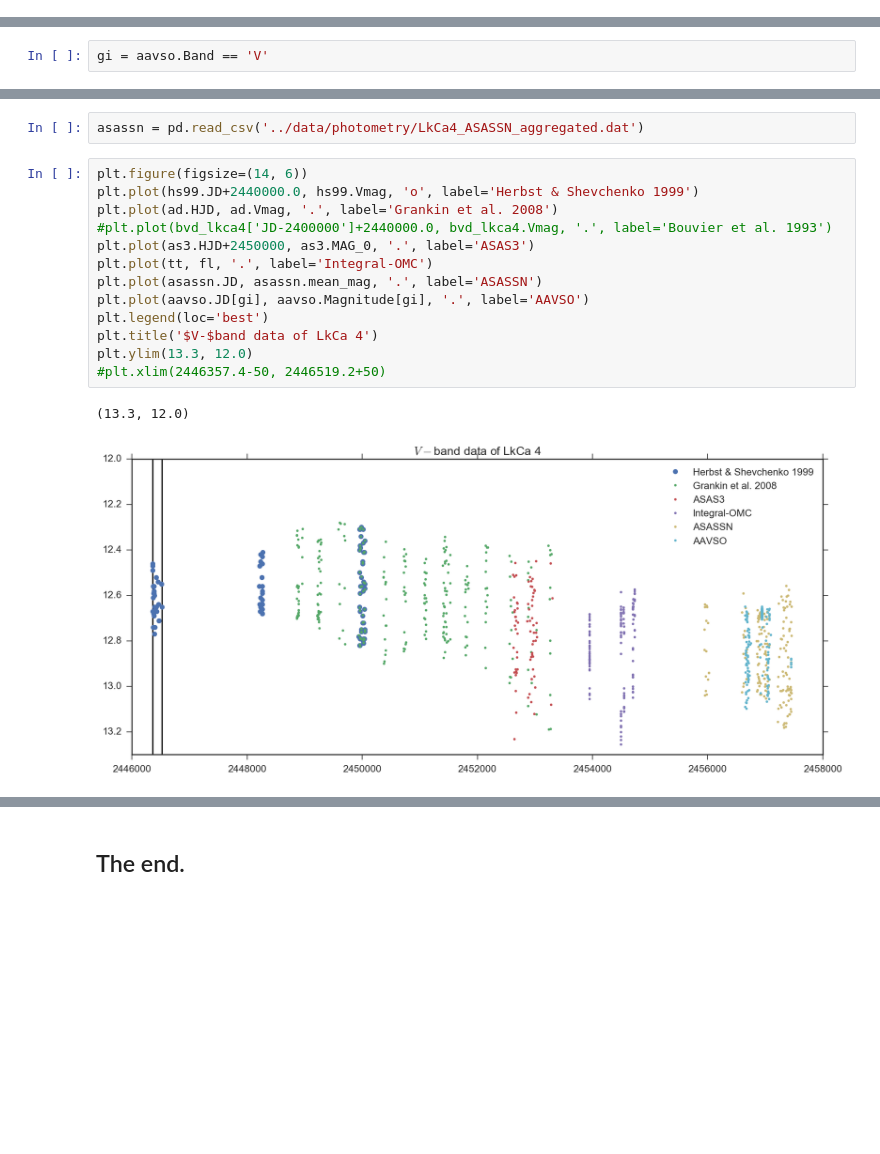
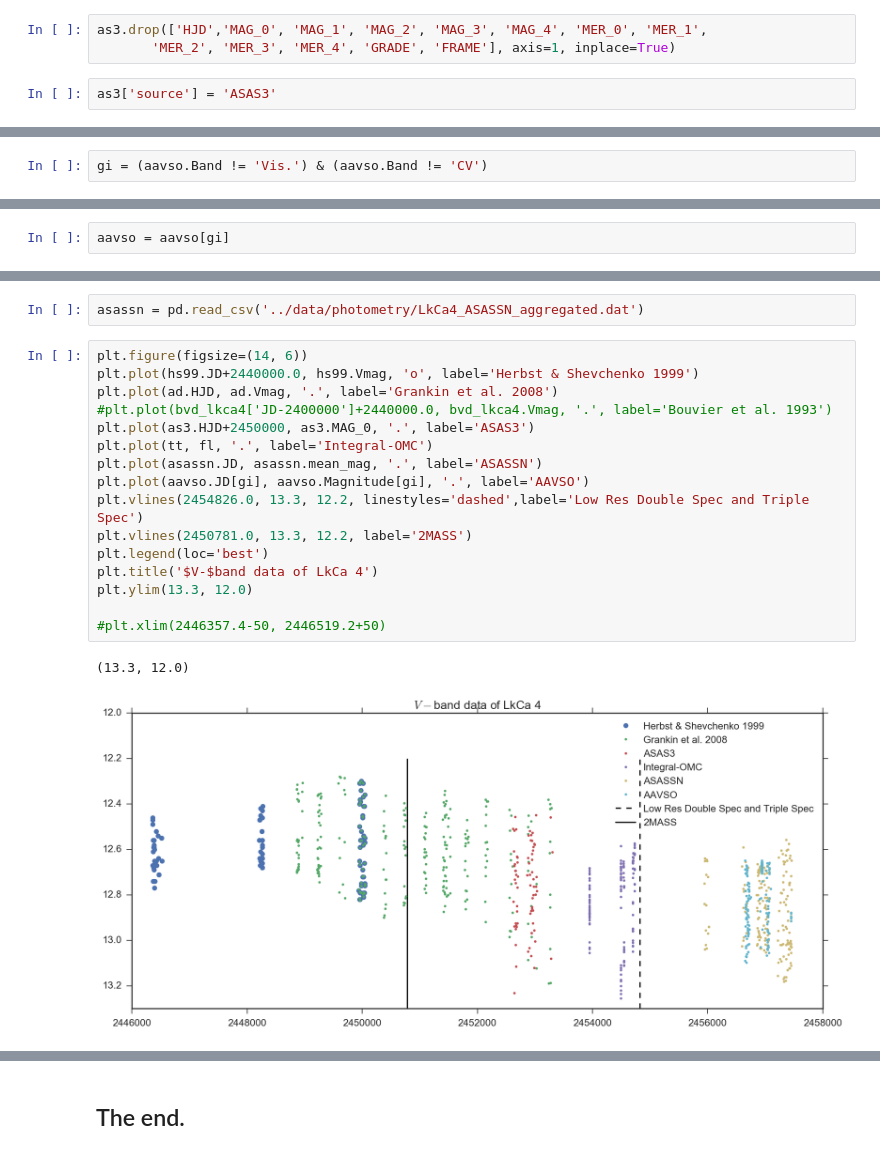
Before and after one commit to BrownDwarf/welter, a Jupyter notebook: notebooks/welter_issue018-07_More_Photometry.ipynb, the cells around one changed output, grey strips where cells are left out. Cells and saved outputs as stored; diff of their text form; blank space fills up the shorter version.

Commit message:
Notebooks for analysis of more photometric V-band data, and inclusion of BVRI photometry, also TrES-specific analysis.

```diff
--- a/notebooks/welter_issue018-07_More_Photometry.ipynb
+++ b/notebooks/welter_issue018-07_More_Photometry.ipynb
@@ -183,0 +215,5 @@ A bit noisy because I'm smearing over 2 years of data.
+# %%
+as3.drop(['HJD','MAG_0', 'MAG_1', 'MAG_2', 'MAG_3', 'MAG_4', 'MER_0', 'MER_1',
+       'MER_2', 'MER_3', 'MER_4', 'GRADE', 'FRAME'], axis=1, inplace=True)
+# %%
+as3['source'] = 'ASAS3'
@@ -290,2 +307,2 @@ array(['B', 'V', 'R', 'I', 'Vis.', 'CV'], dtype=object)
 # %%
-gi = aavso.Band == 'V'
+gi = (aavso.Band != 'Vis.') & (aavso.Band != 'CV')
@@ -301,0 +309,2 @@ plt.plot(np.mod(aavso.JD[gi], 3.375), aavso.Magnitude[gi], '.')
+# %%
+aavso = aavso[gi]
@@ -310,19 +323,22 @@ asassn = pd.read_csv('../data/photometry/LkCa4_ASASSN_aggregated.dat')
 # %%
 plt.figure(figsize=(14, 6))
 plt.plot(hs99.JD+2440000.0, hs99.Vmag, 'o', label='Herbst & Shevchenko 1999')
 plt.plot(ad.HJD, ad.Vmag, '.', label='Grankin et al. 2008')
 #plt.plot(bvd_lkca4['JD-2400000']+2440000.0, bvd_lkca4.Vmag, '.', label='Bouvier et al. 1993')
 plt.plot(as3.HJD+2450000, as3.MAG_0, '.', label='ASAS3')
 plt.plot(tt, fl, '.', label='Integral-OMC')
 plt.plot(asassn.JD, asassn.mean_mag, '.', label='ASASSN')
 plt.plot(aavso.JD[gi], aavso.Magnitude[gi], '.', label='AAVSO')
+plt.vlines(2454826.0, 13.3, 12.2, linestyles='dashed',label='Low Res Double Spec and Triple Spec')
+plt.vlines(2450781.0, 13.3, 12.2, label='2MASS')
 plt.legend(loc='best')
 plt.title('$V-$band data of LkCa 4')
 plt.ylim(13.3, 12.0)
+
 #plt.xlim(2446357.4-50, 2446519.2+50)
 # %% [output]
 (13.3, 12.0)
-[figure, old version]
+[figure, new version]
 # %%
 plt.figure(figsize=(14, 6))
 plt.plot()
```
Also changed, not shown: parts of 38 cells of this notebook, 2 other files.
